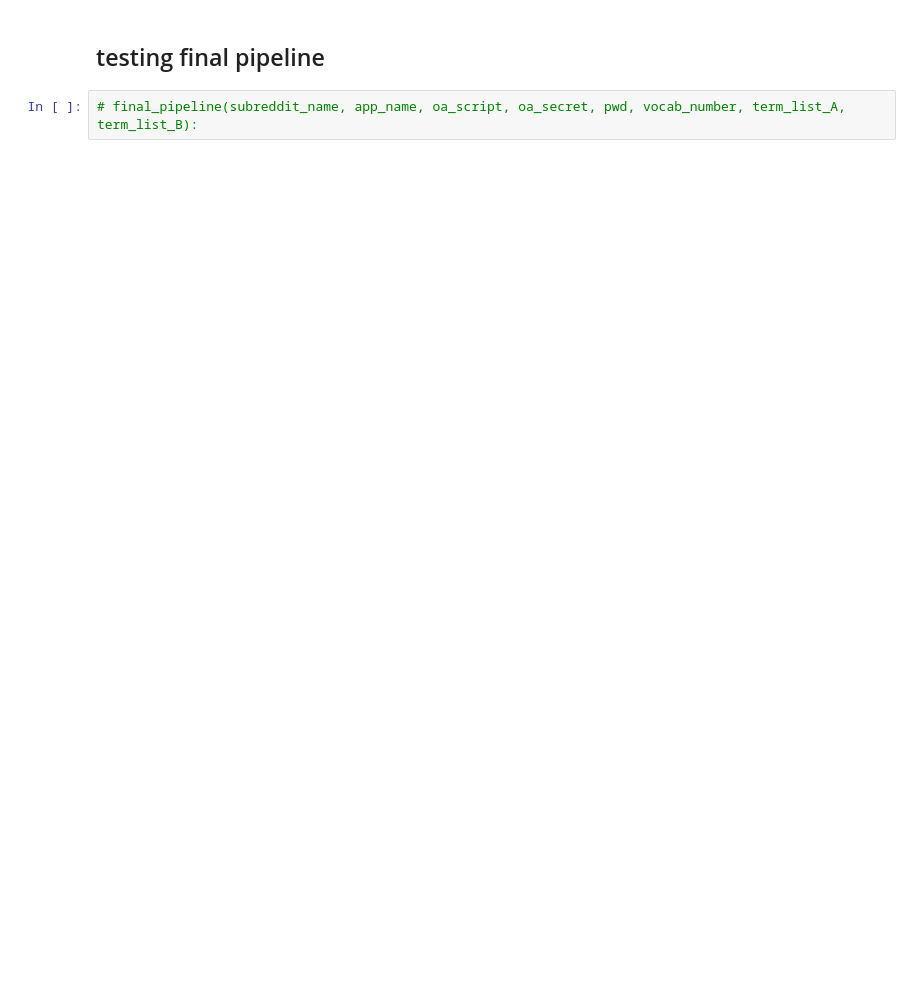
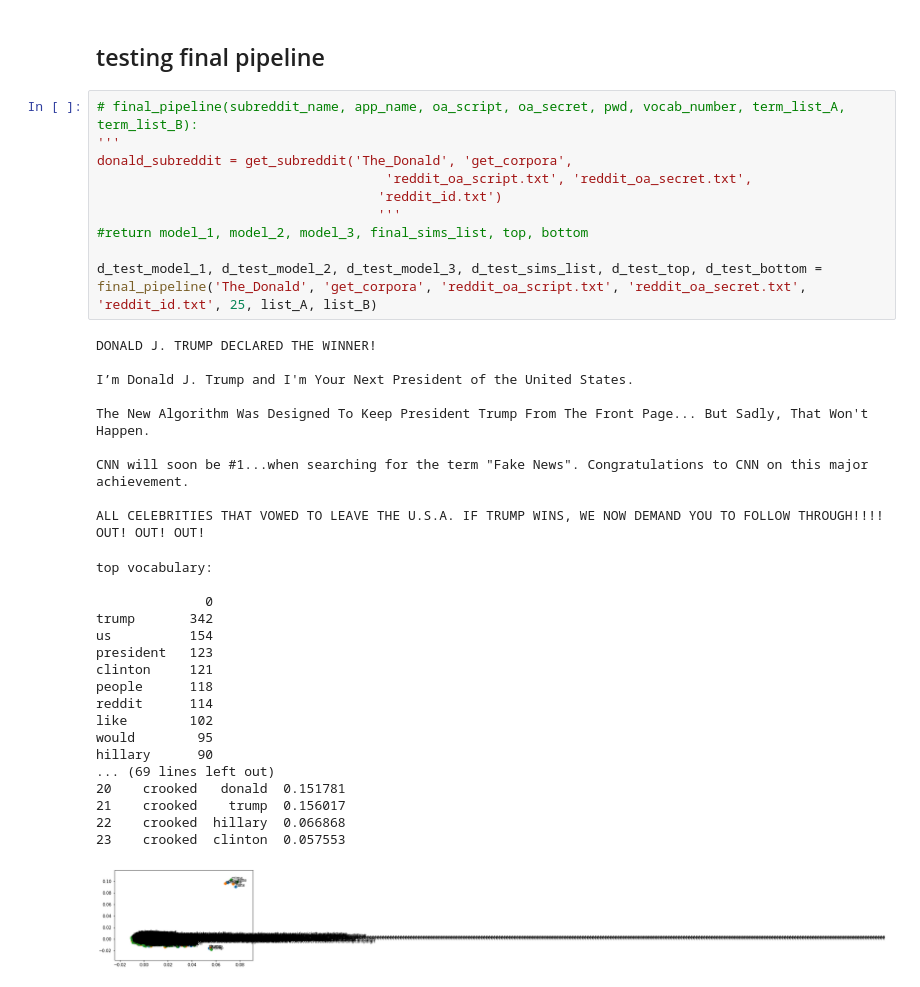
Before and after one commit to IndigenousEngineering/small_corpora_bias_with_w2v, a Jupyter notebook: WEAT_analysis_1_exploratory_B.ipynb, the cells around one changed output. Drawn from its saved outputs; the diff is of its cells as text; blank space fills up the shorter version.

Commit message:
final_pipeline tested

```diff
--- a/WEAT_analysis_1_exploratory_B.ipynb
+++ b/WEAT_analysis_1_exploratory_B.ipynb
@@ -788,5 +786,41 @@ def final_pipeline(subreddit_name, app_name, oa_script, oa_secret, pwd, vocab_nu
     return model_1, model_2, model_3, final_sims_list, top, bottom
 # %% [markdown]
 ## testing final pipeline
-# %%
-# final_pipeline(subreddit_name, app_name, oa_script, oa_secret, pwd, vocab_number, term_list_A, term_list_B):
+# %%
+# final_pipeline(subreddit_name, app_name, oa_script, oa_secret, pwd, vocab_number, term_list_A, term_list_B):
+'''
+donald_subreddit = get_subreddit('The_Donald', 'get_corpora',
+                                     'reddit_oa_script.txt', 'reddit_oa_secret.txt',
+                                    'reddit_id.txt')
+                                    '''
+#return model_1, model_2, model_3, final_sims_list, top, bottom
+
+d_test_model_1, d_test_model_2, d_test_model_3, d_test_sims_list, d_test_top, d_test_bottom = final_pipeline('The_Donald', 'get_corpora', 'reddit_oa_script.txt', 'reddit_oa_secret.txt', 'reddit_id.txt', 25, list_A, list_B)
+# %% [output]
+DONALD J. TRUMP DECLARED THE WINNER!
+
+I’m Donald J. Trump and I'm Your Next President of the United States.
+
+The New Algorithm Was Designed To Keep President Trump From The Front Page... But Sadly, That Won't Happen.
+
+CNN will soon be #1...when searching for the term "Fake News". Congratulations to CNN on this major achievement.
+
+ALL CELEBRITIES THAT VOWED TO LEAVE THE U.S.A. IF TRUMP WINS, WE NOW DEMAND YOU TO FOLLOW THROUGH!!!! OUT! OUT! OUT!
+top vocabulary:
+
+              0
+trump       342
+us          154
+president   123
+clinton     121
+people      118
+reddit      114
+like        102
+would        95
+hillary      90
+... (69 lines left out)
+20    crooked   donald  0.151781
+21    crooked    trump  0.156017
+22    crooked  hillary  0.066868
+23    crooked  clinton  0.057553
+[figure, added]
```
Also changed, not shown: parts of 1 cell of this notebook.
